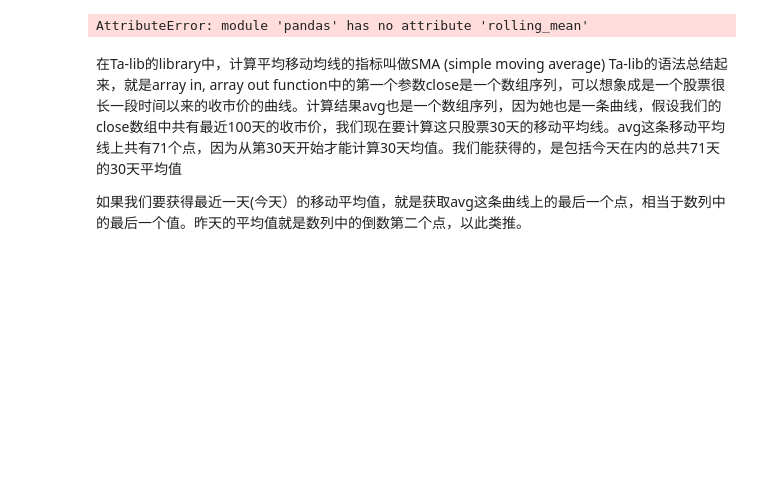
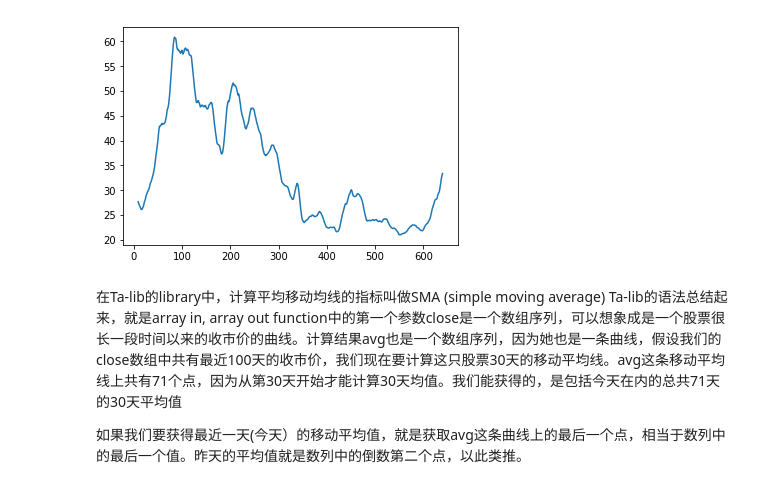
Before and after one commit to alanz2015/MyQuantitativeAlgoTest, a Jupyter notebook: StudyTA-Lib01.ipynb, the cells around one changed output. Saved outputs shown, nothing was run; the diff lists cells and outputs as text; code cells hidden in the pictures; blank space fills up the shorter version.

```diff
--- a/StudyTA-Lib01.ipynb
+++ b/StudyTA-Lib01.ipynb
@@ -1,20 +1,20 @@
 # %%
 import tushare as ts
 import pandas as pd
 import matplotlib.pyplot as plt
 import numpy as np
 import talib
 
 df=ts.get_k_data('002460')
-df['MA10_rolling'] = pd.rolling_mean(df['close'],10)
+df['MA10_rolling'] = pd.Series(df['close']).rolling(window=10).mean()
 close = [float(x) for x in df['close']]
 # 调用talib计算10日移动平均线的值
 df['MA10_talib'] = talib.MA(np.array(close), timeperiod=10)
 df.tail(12)
 plt.plot(df['MA10_talib'])
 plt.show()
 # %% [output]
-AttributeError: module 'pandas' has no attribute 'rolling_mean'
+[figure, added]
 # %% [markdown]
 在Ta-lib的library中，计算平均移动均线的指标叫做SMA (simple moving average)
 Ta-lib的语法总结起来，就是array in, array out
```
Also changed, not shown: 7 other files.
